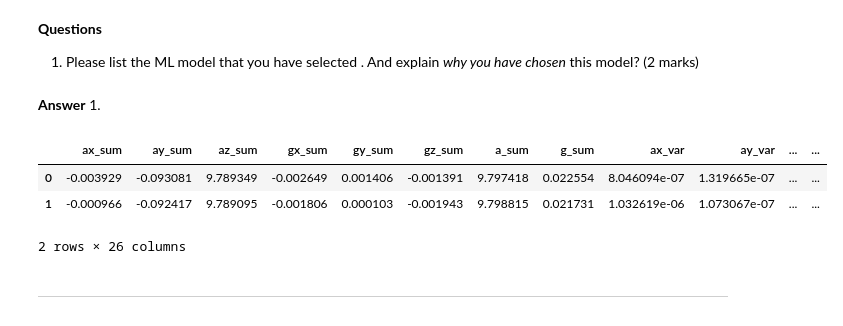
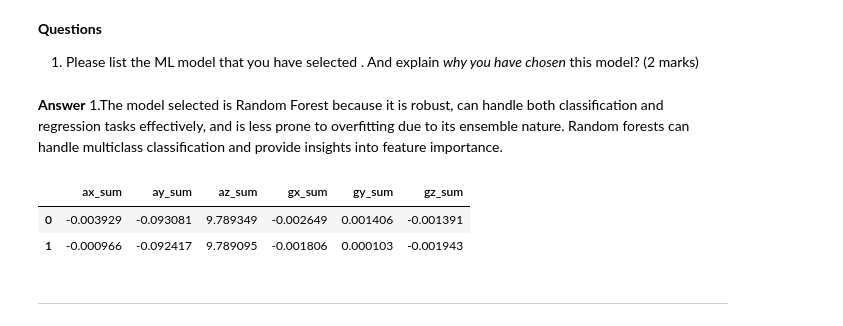
Before and after one commit to Sarah-Jasim/engg680_2024_fall, a Jupyter notebook: Lab Assignment 4/Assignment 4.ipynb, the cells around one changed output. Cells and saved outputs as stored; diff of their text form; code cells hidden in the pictures.

```diff
--- a/Lab Assignment 4/Assignment 4.ipynb
+++ b/Lab Assignment 4/Assignment 4.ipynb
@@ -1140,17 +1269,17 @@ ___
 # %% [markdown]
 **Questions**
 1. Please list the ML model that you have selected . And explain *why you have chosen* this model? (2 marks)
-# %% [markdown]
-**Answer**
-1.
+# %% [markdown]
+**Answer**
+1.The model selected is Random Forest because it is robust, can handle both classification and regression tasks effectively, and is less prone to overfitting due to its ensemble nature. Random forests can handle multiclass classification and provide insights into feature importance.
 # %%
 # TODO - Load group selected features from cv_set to X
-# X =
+selected_features = ['ax_sum', 'ay_sum', 'az_sum', 'gx_sum', 'gy_sum', 'gz_sum']
+X = cv_set[selected_features]
 X.head(2)
 # %% [output]
-|  | ax_sum | ay_sum | az_sum | gx_sum | gy_sum | gz_sum | a_sum | g_sum | ax_var | ay_var | ... | ... |
-| 0 | -0.003929 | -0.093081 | 9.789349 | -0.002649 | 0.001406 | -0.001391 | 9.797418 | 0.022554 | 8.046094e-07 | 1.319665e-07 | ... | ... |
-| 1 | -0.000966 | -0.092417 | 9.789095 | -0.001806 | 0.000103 | -0.001943 | 9.798815 | 0.021731 | 1.032619e-06 | 1.073067e-07 | ... | ... |
+|  | ax_sum | ay_sum | az_sum | gx_sum | gy_sum | gz_sum |
+| 0 | -0.003929 | -0.093081 | 9.789349 | -0.002649 | 0.001406 | -0.001391 |
+| 1 | -0.000966 | -0.092417 | 9.789095 | -0.001806 | 0.000103 | -0.001943 |
-2 rows × 26 columns
 # %%
 # TODO - Load motion_state column (target vector) into y
```
Also changed, not shown: parts of 48 cells of this notebook.
